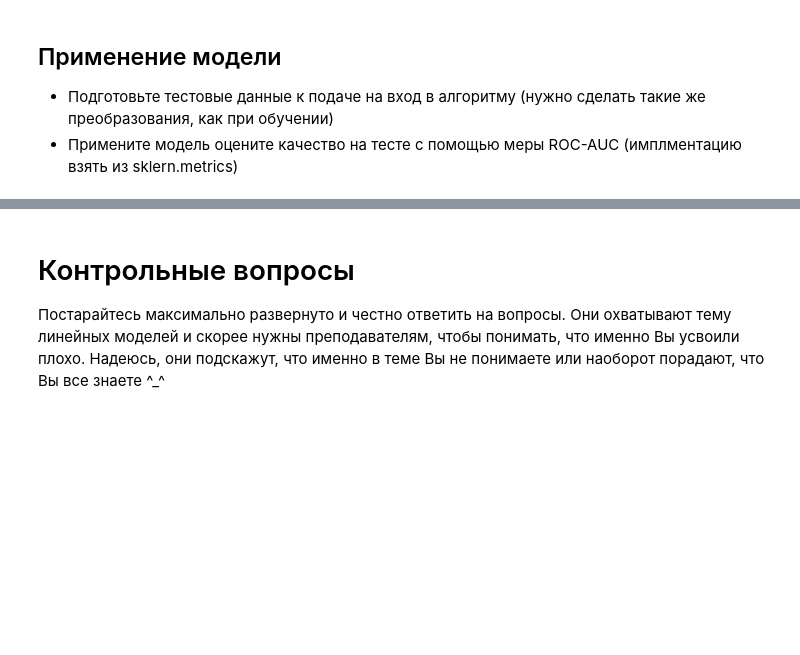
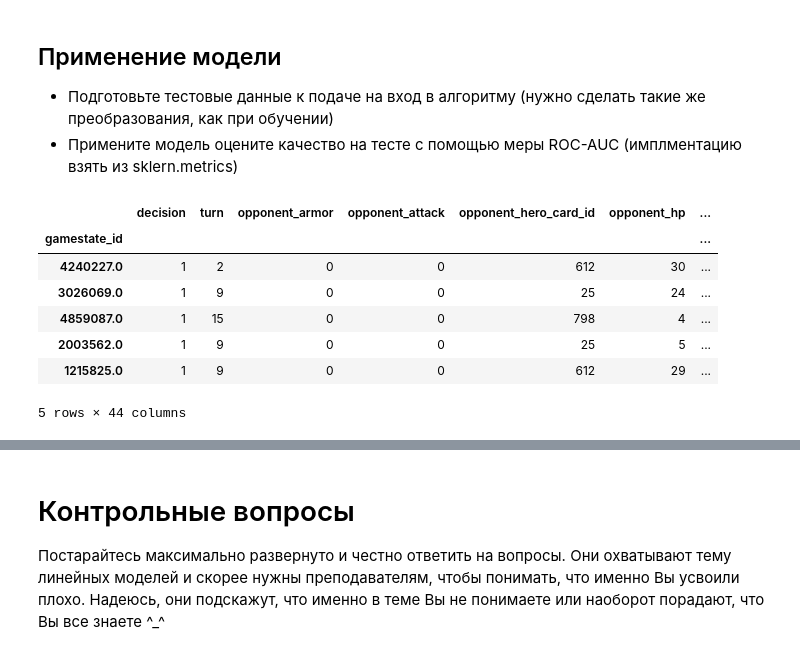
Before and after one commit to dovvakkin/sphere_analasys, a Jupyter notebook: HW3/kozhevnikov_hw3.ipynb, the cells around one changed output, grey strips where cells are left out. Cells and saved outputs as stored; diff of their text form; code cells hidden in the pictures; blank space fills up the shorter version.

```diff
--- a/HW3/kozhevnikov_hw3.ipynb
+++ b/HW3/kozhevnikov_hw3.ipynb
@@ -635,6 +638,18 @@ bestclf = gridsearch.best_estimator_
 # %%
 # Загрузка данных для тестирования
 filepath_test = 'trainingData_tabular/trainingData_tabular_chunk2.csv'
 df_data_test = pd.read_csv(filepath_test, sep=',')
+df_data_test.columns = df_data_test.columns.str.replace('.', '_')
+df_data_test = df_data_test.set_index('gamestate_id')
+df_data_test.head()
+# %% [output]
+|  | decision | turn | opponent_armor | opponent_attack | opponent_hero_card_id | opponent_hp | ... |
+| gamestate_id |  |  |  |  |  |  | ... |
+| 4240227.0 | 1 | 2 | 0 | 0 | 612 | 30 | ... |
+| 3026069.0 | 1 | 9 | 0 | 0 | 25 | 24 | ... |
+| 4859087.0 | 1 | 15 | 0 | 0 | 798 | 4 | ... |
+| 2003562.0 | 1 | 9 | 0 | 0 | 25 | 5 | ... |
+| 1215825.0 | 1 | 9 | 0 | 0 | 612 | 29 | ... |
+5 rows × 44 columns
 # %%
 Y = np.array([df_data_test['decision']]).T
```
Also changed, not shown: parts of 6 cells of this notebook, 7 other files.
